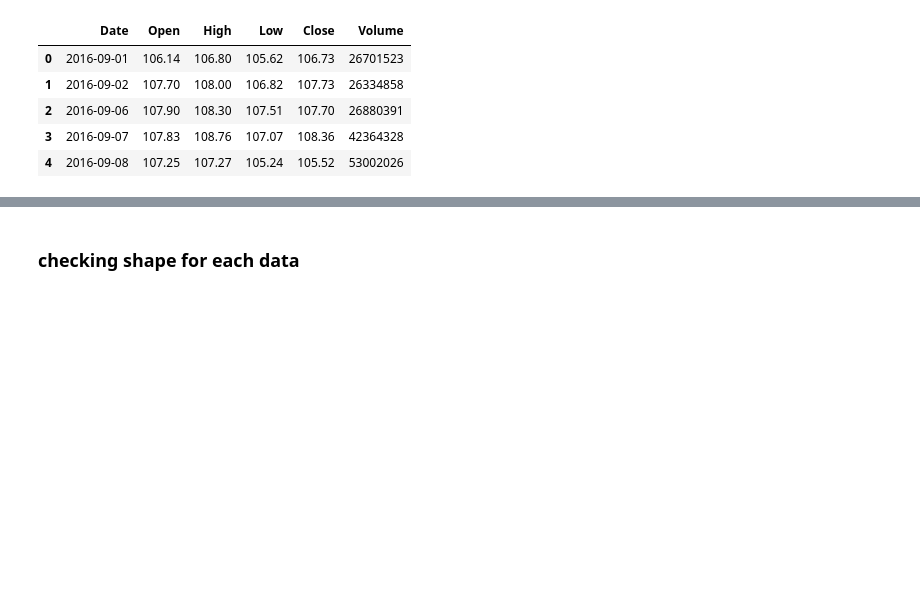
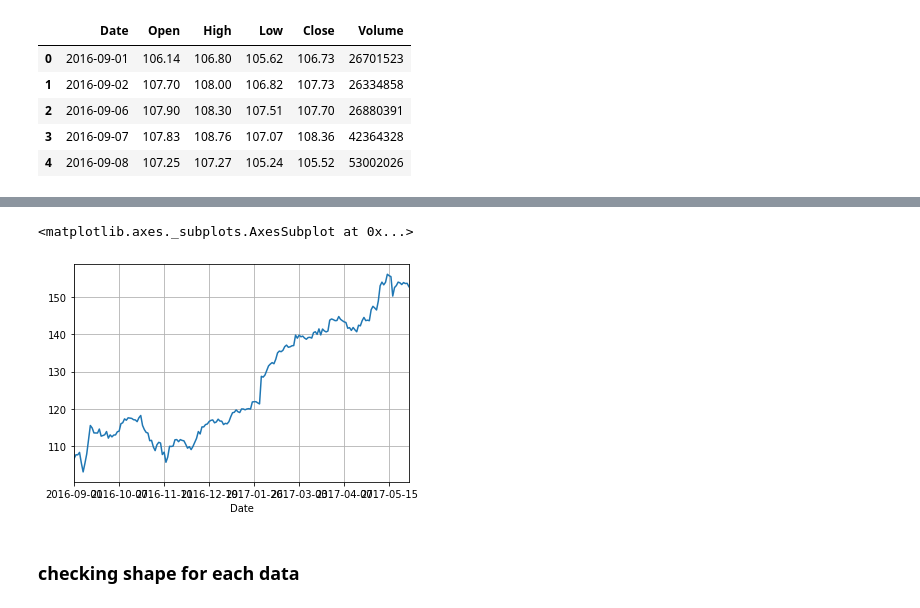
Before and after one commit to ranjeetgarodia/casestudy_stocks, a Jupyter notebook: casestudy_stocks.ipynb, the cells around one changed output, grey strips where cells are left out. Drawn from its saved outputs; the diff is of its cells as text; code cells hidden in the pictures; blank space fills up the shorter version.

```diff
--- a/casestudy_stocks.ipynb
+++ b/casestudy_stocks.ipynb
@@ -19,0 +30,4 @@ apple_data.head()
+# %%
+index_apple_data= apple_data.set_index('Date')
+index_apple_data.head()
+#apple_data_tmp.head()
@@ -19,0 +42,3 @@ apple_data.head()
+# %%
+index_apple_data['mvg_Avg'] = index_apple_data.Volume.rolling(5).mean()
+index_apple_data.head(10)
@@ -20,3 +58,8 @@ apple_data.head()
+# %%
+index_apple_data['Close'].plot(grid=True)
+# %% [output]
+<matplotlib.axes._subplots.AxesSubplot at 0x...>
+[figure, added]
 # %% [markdown]
 ### checking shape for each data
 # %%
```
Also changed, not shown: parts of 46 cells of this notebook.
